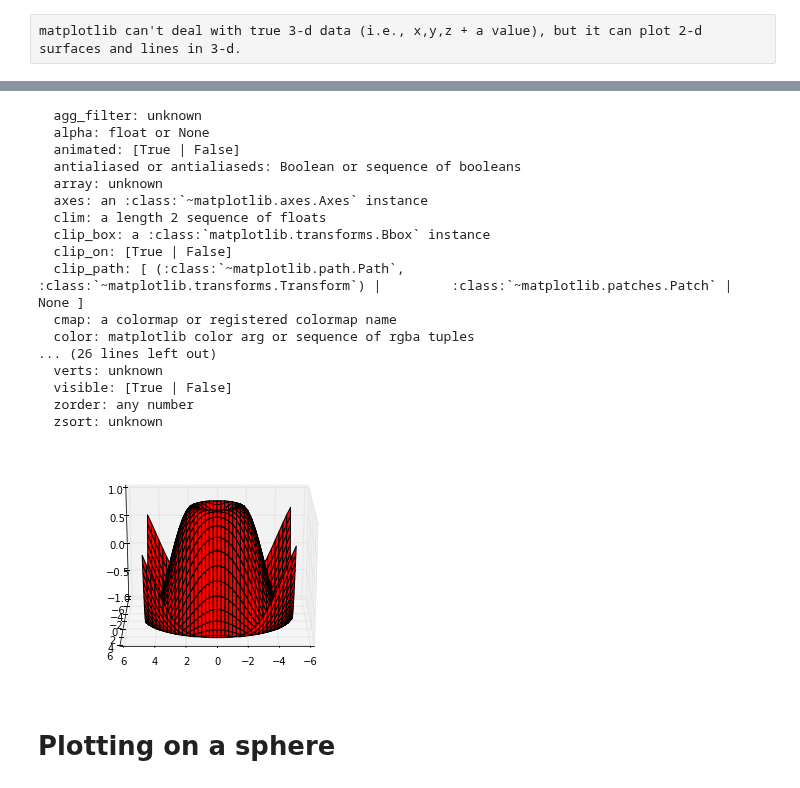
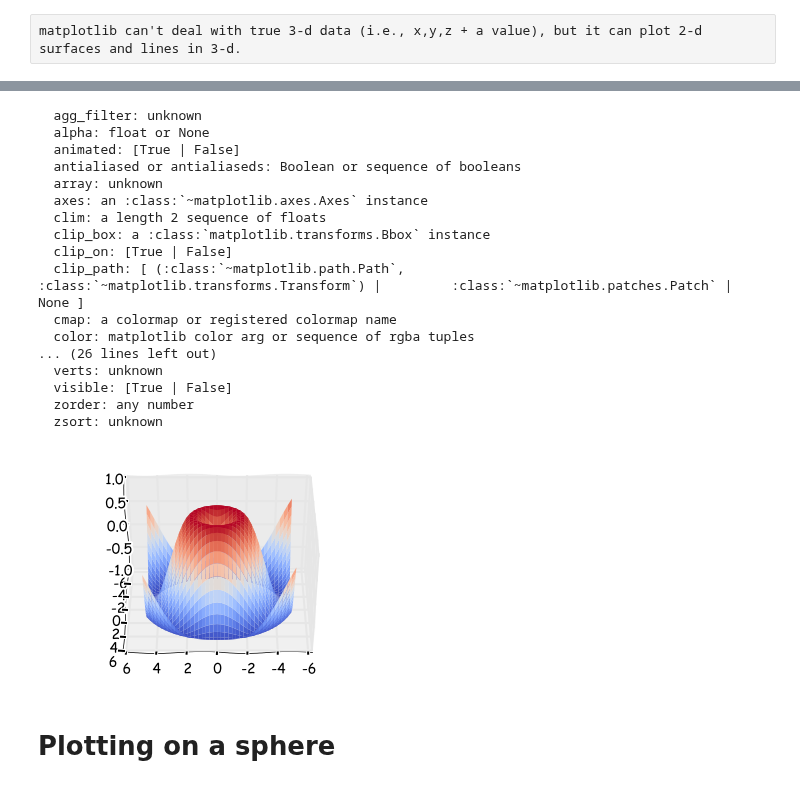
Before and after one commit to sbu-python-class/python-science, a Jupyter notebook: lectures/03-matplotlib/matplotlib-basics.ipynb, the cells around one changed output, grey strips where cells are left out. Saved outputs shown, nothing was run; the diff lists cells and outputs as text; code cells hidden in the pictures.

```diff
--- a/lectures/03-matplotlib/matplotlib-basics.ipynb
+++ b/lectures/03-matplotlib/matplotlib-basics.ipynb
@@ -152,37 +153,38 @@ Y = numpy.arange(-5,5, 0.25)
 X, Y = numpy.meshgrid(X, Y)
 R = numpy.sqrt(X**2 + Y**2)
 Z = numpy.sin(R)
 
-surf = ax.plot_surface(X, Y, Z, rstride=1, cstride=1) #, cmap=cm.coolwarm)
+surf = ax.plot_surface(X, Y, Z, rstride=1, cstride=1, cmap=cm.coolwarm)
 
 # we can use setp to investigate and set options here too
 pylab.setp(surf)
-pylab.setp(surf,lw=1)
+pylab.setp(surf,lw=0)
 pylab.setp(surf, facecolor="red")
+
 
 # and the view (note: most interactive backends will allow you to rotate this freely)
 ax = pylab.gca()
 ax.azim = 90
-ax.elev = 20
+ax.elev = 40
 # %% [output]
   agg_filter: unknown
   alpha: float or None
   animated: [True | False]
   antialiased or antialiaseds: Boolean or sequence of booleans
   array: unknown
   axes: an :class:`~matplotlib.axes.Axes` instance
   clim: a length 2 sequence of floats
   clip_box: a :class:`matplotlib.transforms.Bbox` instance
   clip_on: [True | False]
   clip_path: [ (:class:`~matplotlib.path.Path`,         :class:`~matplotlib.transforms.Transform`) |         :class:`~matplotlib.patches.Patch` | None ]
   cmap: a colormap or registered colormap name
   color: matplotlib color arg or sequence of rgba tuples
 ... (26 lines left out)
   verts: unknown
   visible: [True | False]
   zorder: any number
   zsort: unknown
-[figure, old version]
+[figure, new version]
 # %% [markdown]
 # Plotting on a sphere
 # %% [raw]
```
Also changed, not shown: parts of 14 cells of this notebook, 4 other files.
